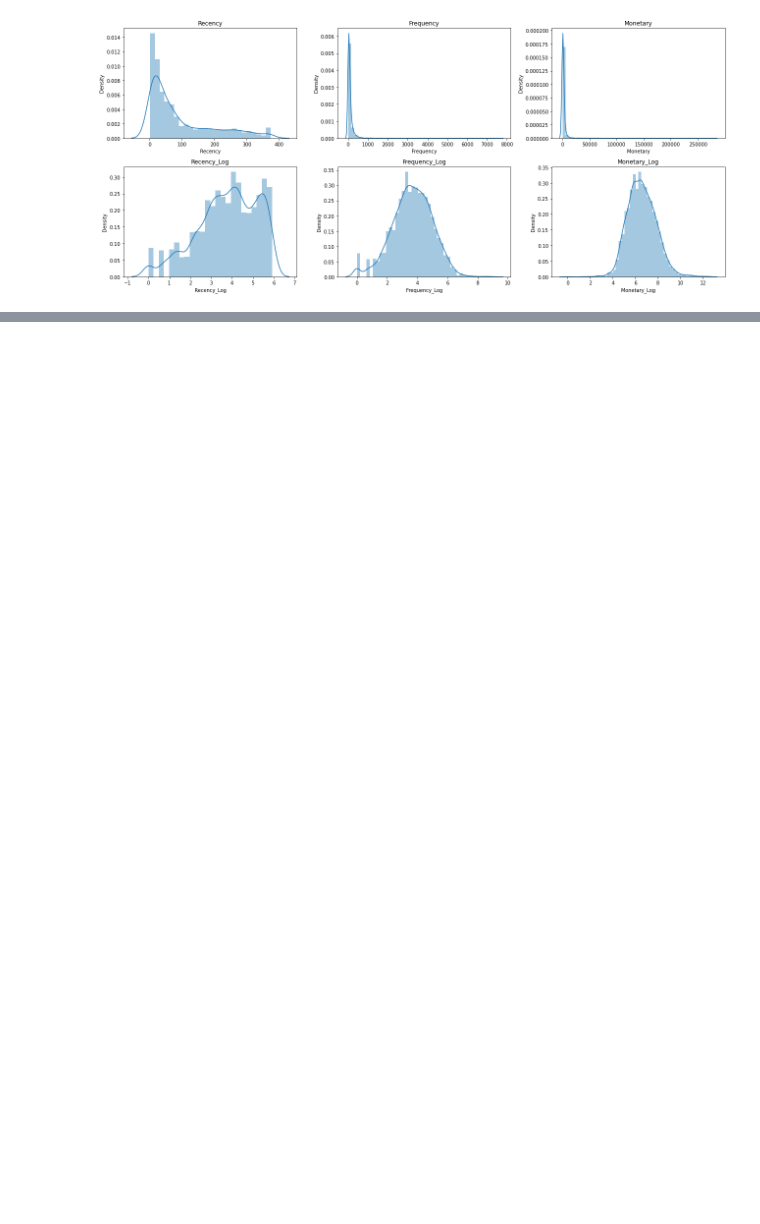
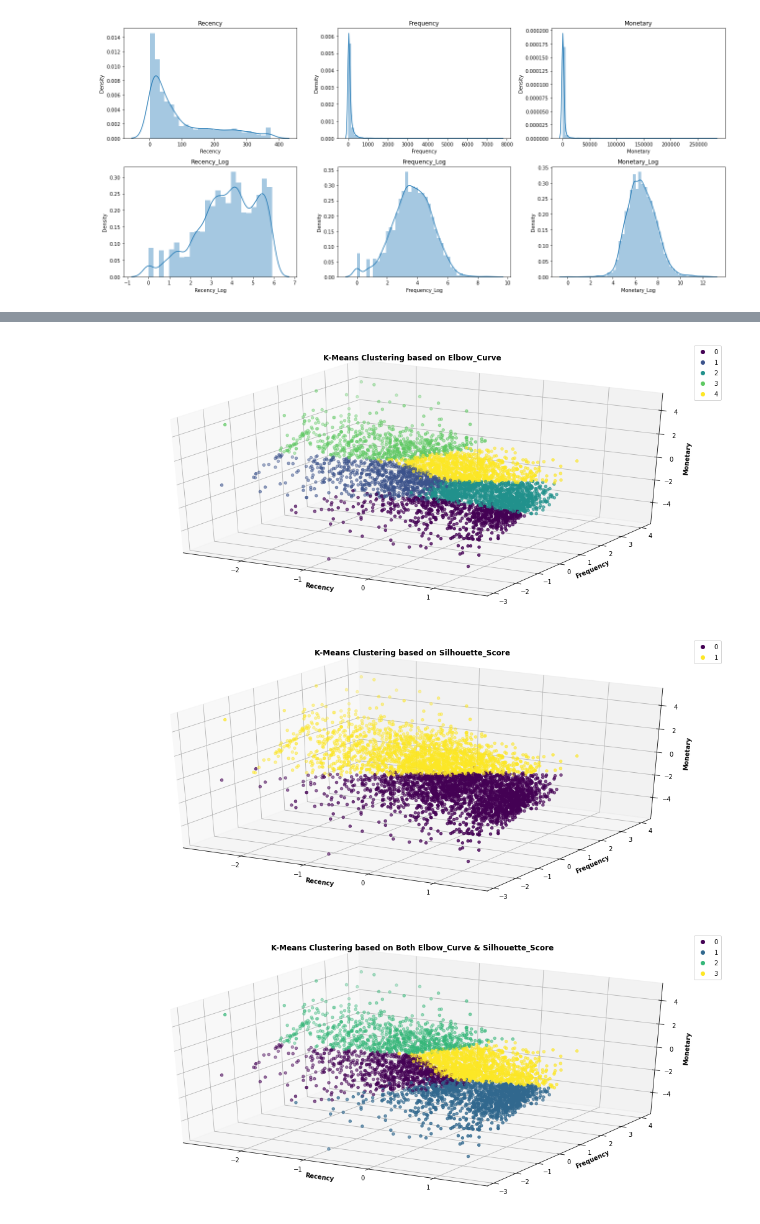
Before and after one commit to s-kp/CapstoneProject-MLUnsupervised, a Jupyter notebook: Online_Retail_Customer_Segmentation_Capstone_Project.ipynb, the cells around one changed output, grey strips where cells are left out. Drawn from its saved outputs; the diff is of its cells as text; code cells hidden in the pictures; blank space fills up the shorter version.

```diff
--- a/Online_Retail_Customer_Segmentation_Capstone_Project.ipynb
+++ b/Online_Retail_Customer_Segmentation_Capstone_Project.ipynb
@@ -381,0 +419,24 @@ plt.show()
+# %%
+# Iterating n_clusters = 5,2,4 based on above three conditions to visualise the segments.
+for criteria,k in {'Elbow_Curve':5, 'Silhouette_Score':2,
+                   'Both Elbow_Curve & Silhouette_Score':4}.items():
+
+  # Fitting the model on n_clusters
+  kmc = KMeans(n_clusters=k)
+  y_kmc = kmc.fit_predict(X)
+  centers = kmc.cluster_centers_
+
+  # Plotting Clusters for Visualization
+  plt.figure(figsize = (18, 8))
+  ax = plt.axes(projection ="3d")
+  ax.set_xlabel('Recency', fontweight ='bold')
+  ax.set_ylabel('Frequency', fontweight ='bold')
+  ax.set_zlabel('Monetary', fontweight ='bold')
+  ax.set_title(f'K-Means Clustering based on {criteria}', fontweight ='bold')
+  ax = ax.scatter(X[:, 0], X[:, 1], X[:, 2] ,c=y_kmc)
+  plt.legend(*ax.legend_elements(), loc=1)
+  plt.show()
+# %% [output]
+[figure, added]
+[figure, added]
+[figure, added]
```
Also changed, not shown: parts of 18 cells of this notebook.
